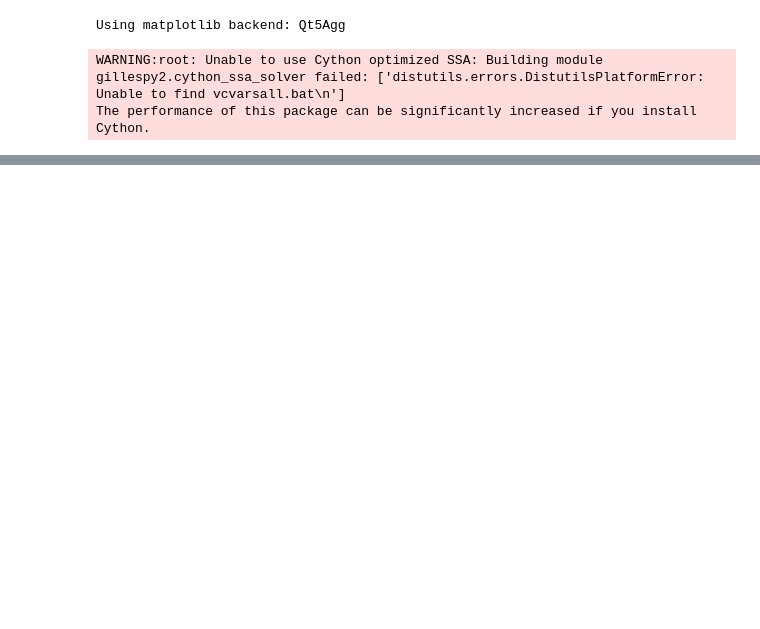
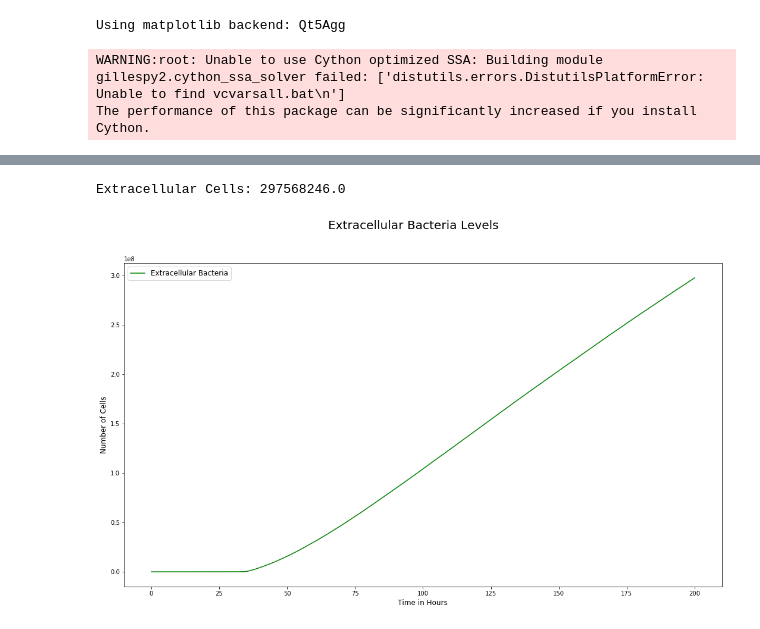
Before and after one commit to technodivergent/Bacillus_Anthracis_Simulation, a Jupyter notebook: DayModel - Full Reactions from LaTeX.ipynb, the cells around one changed output, grey strips where cells are left out. Saved outputs shown, nothing was run; the diff lists cells and outputs as text; code cells hidden in the pictures; blank space fills up the shorter version.

```diff
--- a/DayModel - Full Reactions from LaTeX.ipynb
+++ b/DayModel - Full Reactions from LaTeX.ipynb
@@ -213,13 +242,16 @@ print("Lymphocyte Cells: {}".format(results['E_'][-1]))
 # %%
 fig = plt.figure(figsize=(18,10))
-fig.suptitle("Extracellular Bacteria Response", fontsize=20)
-plt.plot(results['time'], results['Be_'], 'g-', label='Extracellular Bacteria')
-plt.xlabel("Time in Seconds", fontsize=12)
+fig.suptitle("Extracellular Bacteria Levels", fontsize=20)
+plt.plot(results[0]['time'], results[0]['Be_'], 'g-', label='Extracellular Bacteria')
+plt.xlabel("Time in Hours", fontsize=12)
 plt.ylabel("Number of Cells", fontsize=12)
 plt.legend(loc='best', fontsize=12)
 #print(results['S_'][-1]/(results['S_'][0]/int(model.listOfParameters['ns'].expression)))
 #print(results['H_'][-1])
-print("Lymphocyte Cells: {}".format(results['Be_'][-1]))
+print("Extracellular Cells: {}".format(results[0]['Be_'][-1]))
+# %% [output]
+Extracellular Cells: 297568246.0
+[figure, added]
 # %%
 fig = plt.figure(figsize=(18,10))
 fig.suptitle("Neutrophil Response", fontsize=20)
```
Also changed, not shown: parts of 8 cells of this notebook, 32 other files.
